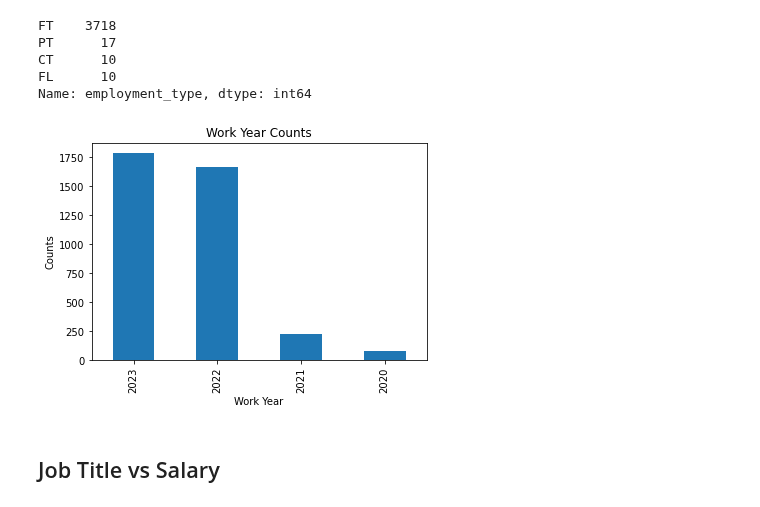
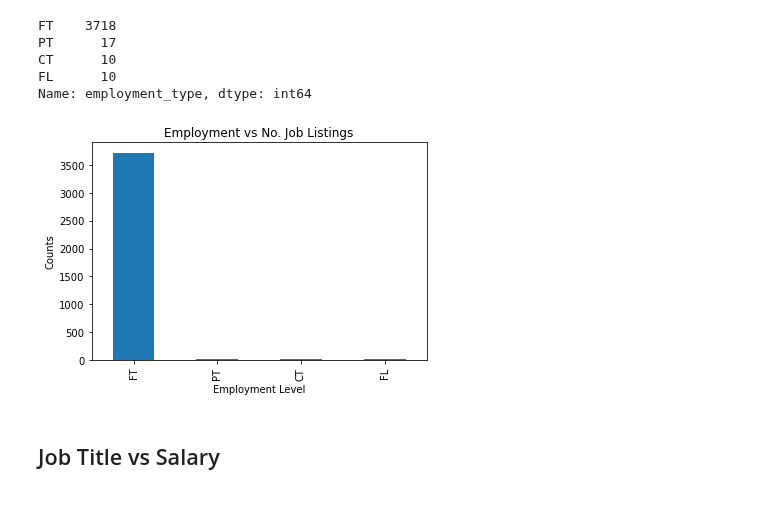
Before and after one commit to garimac12/project_acai, a Jupyter notebook: PROJECT_SW.ipynb, the cells around one changed output. Saved outputs shown, nothing was run; the diff lists cells and outputs as text; code cells hidden in the pictures.

```diff
--- a/PROJECT_SW.ipynb
+++ b/PROJECT_SW.ipynb
@@ -104,12 +104,12 @@ Name: employment_type, dtype: int64
 # %%
 #Plotting Number of Job Listings vs Employment Level
 fig, ax = plt.subplots()
-bars = employment.plot(kind="bar", title = "Work Year Counts")
-ax.set_xlabel('Work Year')
+bars = employment.plot(kind="bar", title = "Employment vs No. Job Listings")
+ax.set_xlabel('Employment Level')
 ax.set_ylabel('Counts')
 plt.show()
 # %% [output]
-[figure, old version]
+[figure, new version]
 # %% [markdown]
 ## Job Title vs Salary
 # %%
```
Also changed, not shown: parts of 1 cell of this notebook.
